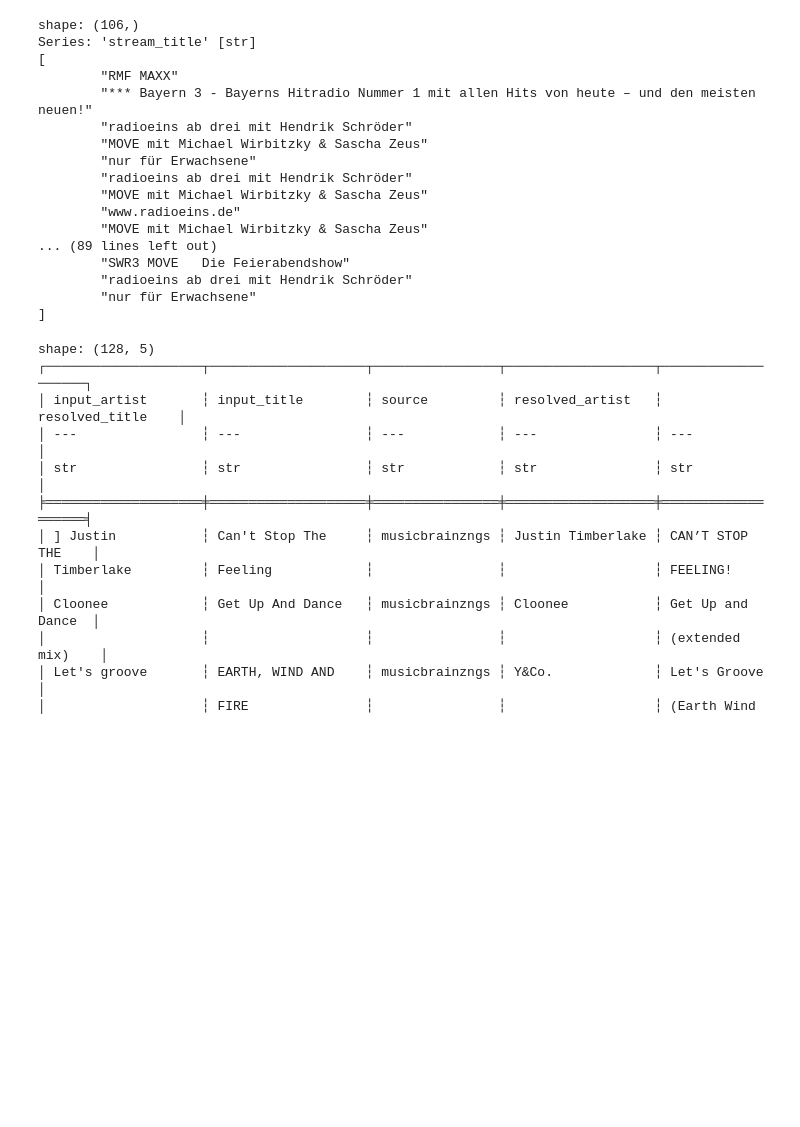
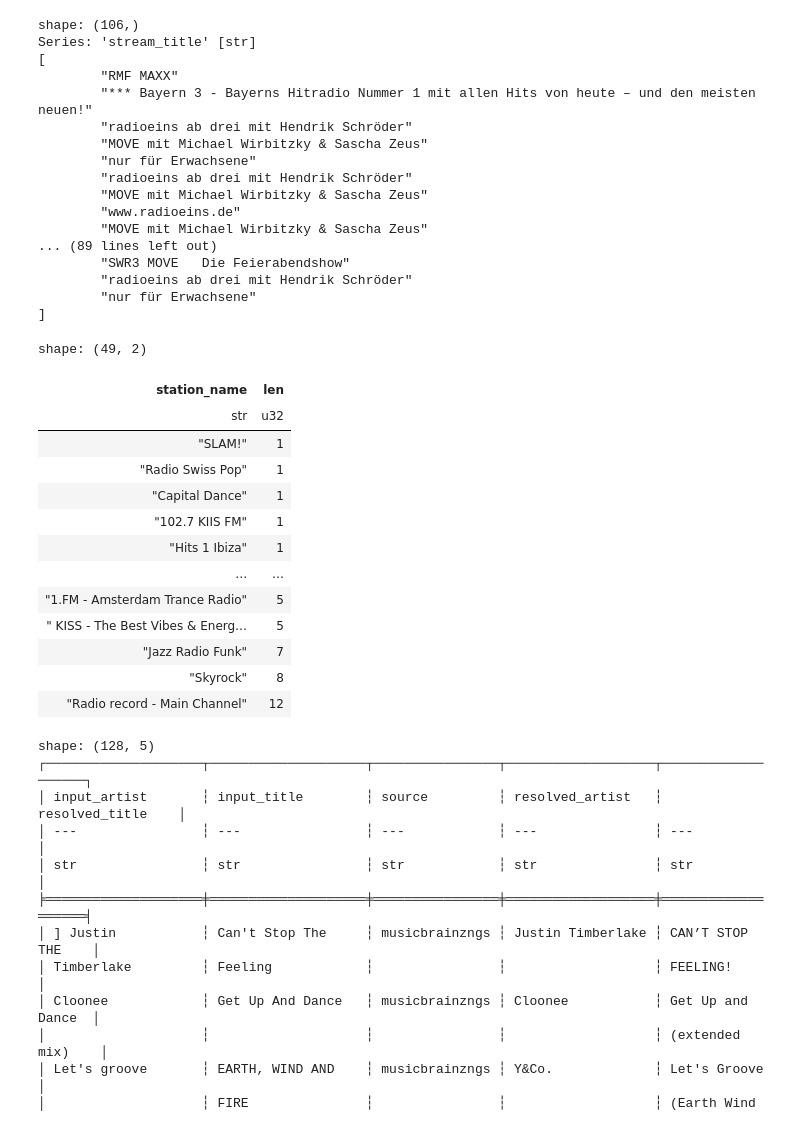
Before and after one commit to Viggyz/music-segmenter, a Jupyter notebook: notebooks/title_analysis.ipynb, the cells around one changed output. Cells and saved outputs as stored; diff of their text form; code cells hidden in the pictures; blank space fills up the shorter version.

```diff
--- a/notebooks/title_analysis.ipynb
+++ b/notebooks/title_analysis.ipynb
@@ -590,6 +590,23 @@ Series: 'stream_title' [str]
 )
 # %%
 resolved_pa = pl.read_csv('../test_outputs/resolved_parsed_artists.csv').unique()
+# %%
+resolved_pa.filter(pl.col('input_title').str.to_lowercase() != pl.col('resolved_title').str.to_lowercase()).group_by('station_name').len().sort('len')
+# %% [output]
+shape: (49, 2)
+| station_name | len |
+| str | u32 |
+| "SLAM!" | 1 |
+| "Radio Swiss Pop" | 1 |
+| "Capital Dance" | 1 |
+| "102.7 KIIS FM" | 1 |
+| "Hits 1 Ibiza" | 1 |
+| … | … |
+| "1.FM - Amsterdam Trance Radio" | 5 |
+| " KISS - The Best Vibes & Energ… | 5 |
+| "Jazz Radio Funk" | 7 |
+| "Skyrock" | 8 |
+| "Radio record - Main Channel" | 12 |
 # %%
 with pl.Config(fmt_str_lengths=1000, tbl_rows=100):
     # print(stream_titles.filter(pl.col("no_title_split"))["stream_title"])
```
Also changed, not shown: parts of 2 cells of this notebook, 4 other files.
